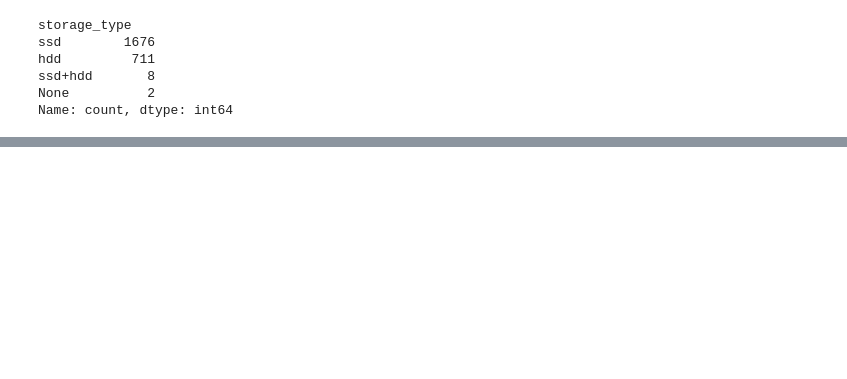
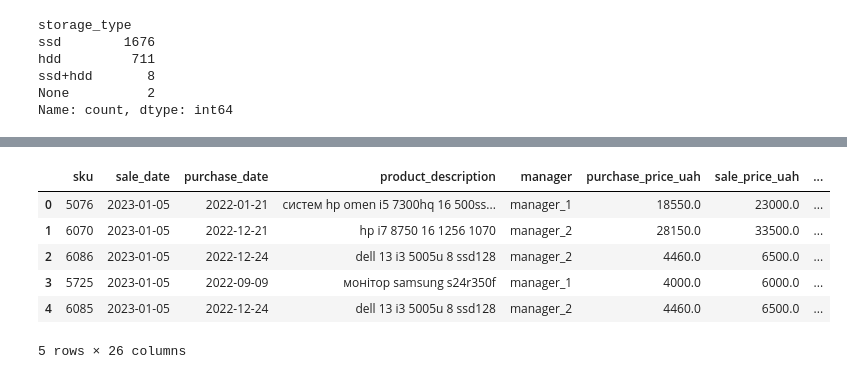
Before and after one commit to sshatl/real_world_sales_data_cleaning, a Jupyter notebook: notebooks/02_feature_engineering.ipynb, the cells around one changed output, grey strips where cells are left out. Drawn from its saved outputs; the diff is of its cells as text; code cells hidden in the pictures; blank space fills up the shorter version.

```diff
--- a/notebooks/02_feature_engineering.ipynb
+++ b/notebooks/02_feature_engineering.ipynb
@@ -395,0 +488,10 @@ df["storage_type"] = df["storage_type"].fillna("unknown")
+# %%
+# Create is_gaming_laptop feature
+
+df["is_gaming_laptop"] = 0
+mask_laptop = df["product_category"] == "laptop"
+
+df.loc[mask_laptop, "is_gaming_laptop"] = (
+    df.loc[mask_laptop, "gpu_type"]
+      .apply(lambda x: 1 if x in {"nvidia_gtx", "nvidia_rtx", "amd_radeon"} else 0)
+)
@@ -395,0 +512,11 @@ df["storage_type"] = df["storage_type"].fillna("unknown")
+# %%
+df["purchase_date"] = pd.to_datetime(df["purchase_date"], errors="coerce")
+df["sale_date"] = pd.to_datetime(df["sale_date"], errors="coerce")
+# %%
+# Calculate days on market
+df["days_on_market"] = (
+    df["sale_date"] - df["purchase_date"]
+).dt.days
+# %%
+# Extract sale month
+df["sale_month"] = df["sale_date"].dt.month.astype("Int64")
@@ -395,0 +576,10 @@ df["storage_type"] = df["storage_type"].fillna("unknown")
+# %%
+df.head()
+# %% [output]
+|  | sku | sale_date | purchase_date | product_description | manager | purchase_price_uah | sale_price_uah | ... |
+| 0 | 5076 | 2023-01-05 | 2022-01-21 | систем hp omen i5 7300hq 16 500ss... | manager_1 | 18550.0 | 23000.0 | ... |
+| 1 | 6070 | 2023-01-05 | 2022-12-21 | hp i7 8750 16 1256 1070 | manager_2 | 28150.0 | 33500.0 | ... |
+| 2 | 6086 | 2023-01-05 | 2022-12-24 | dell 13 i3 5005u 8 ssd128 | manager_2 | 4460.0 | 6500.0 | ... |
+| 3 | 5725 | 2023-01-05 | 2022-09-09 | монітор samsung s24r350f | manager_1 | 4000.0 | 6000.0 | ... |
+| 4 | 6085 | 2023-01-05 | 2022-12-24 | dell 13 i3 5005u 8 ssd128 | manager_2 | 4460.0 | 6500.0 | ... |
+5 rows × 26 columns
```
Also changed, not shown: parts of 21 cells of this notebook, 1 other file.
